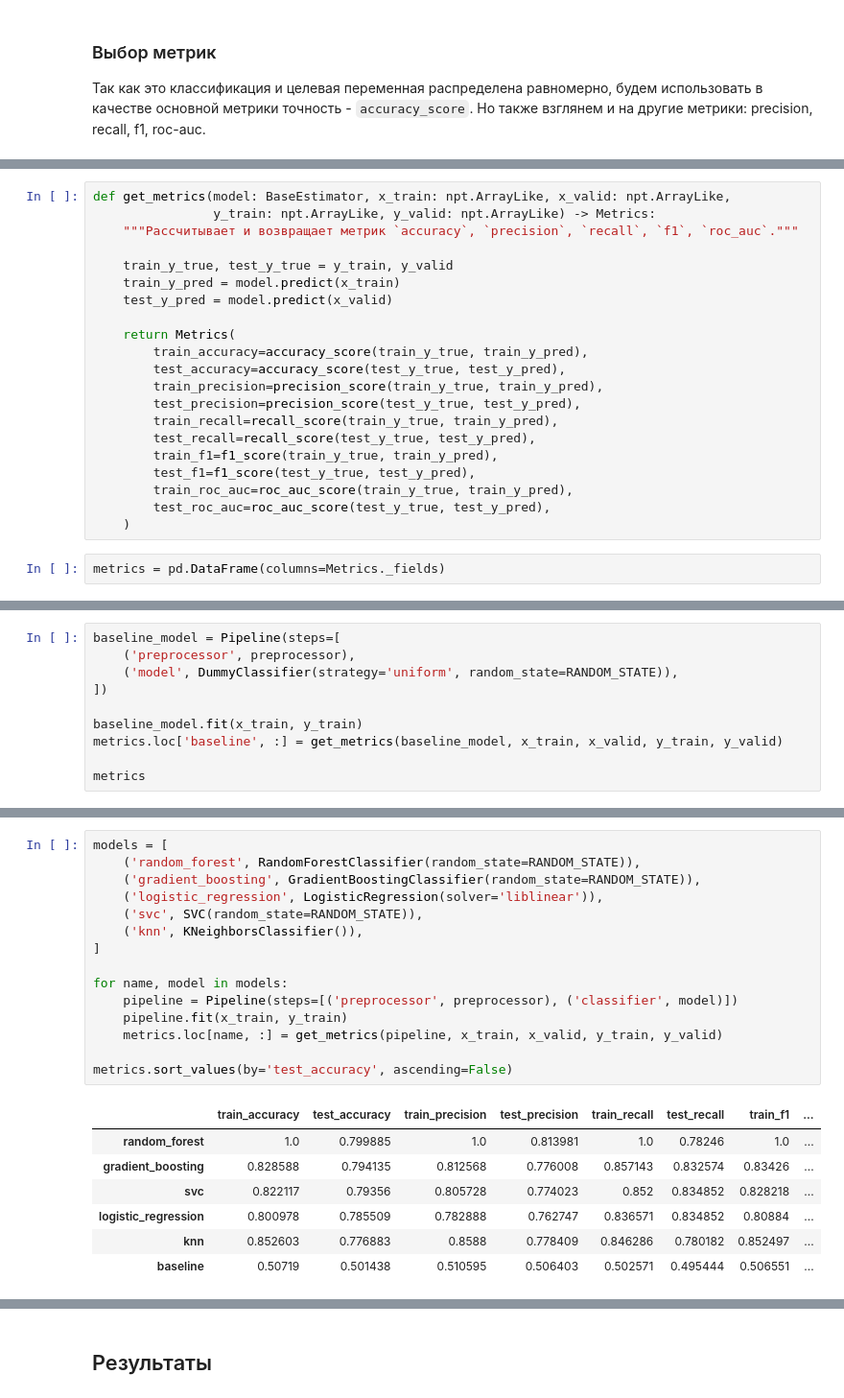
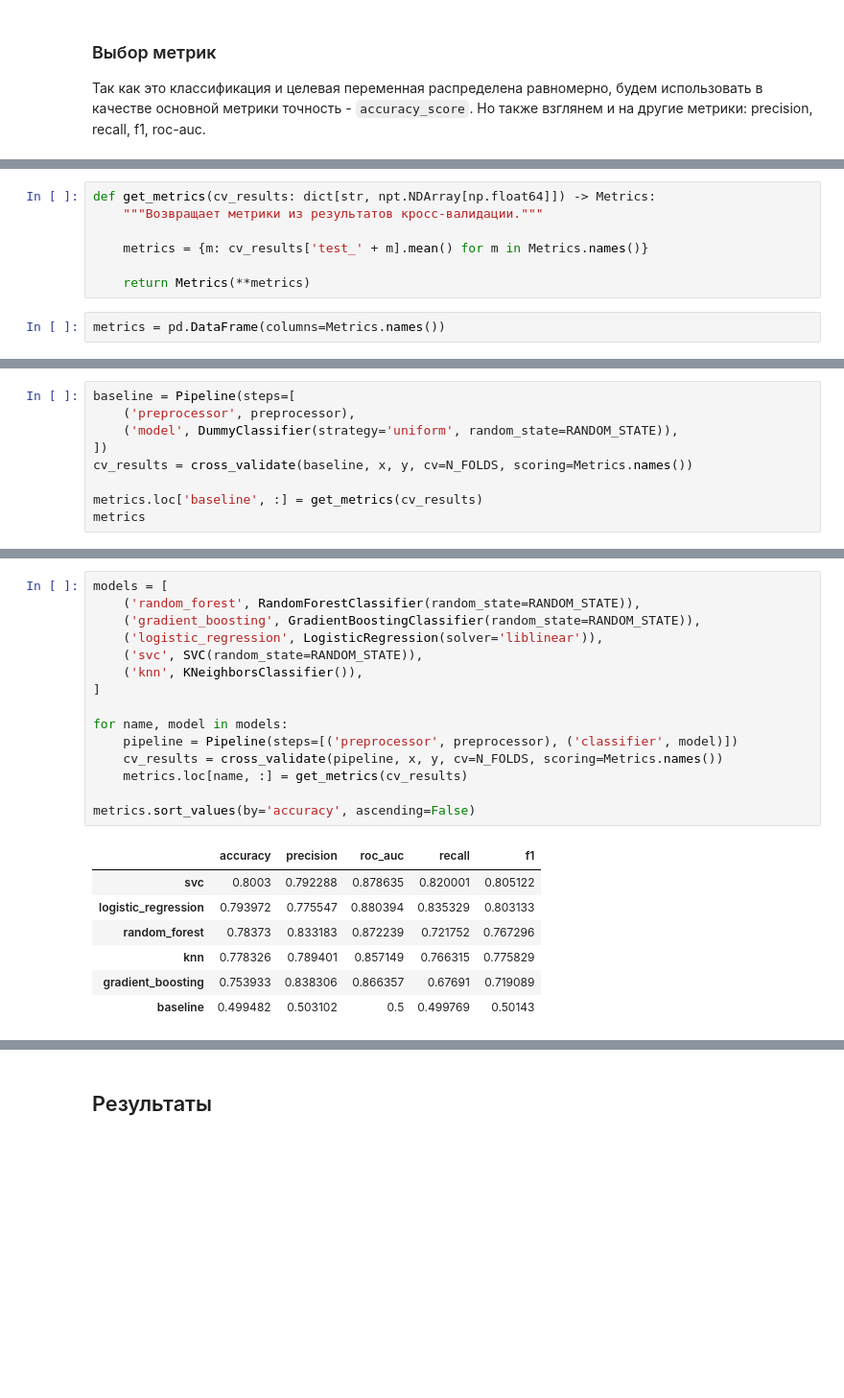
Before and after one commit to kolkingen/spaceship-titanic, a Jupyter notebook: main.ipynb, the cells around one changed output, grey strips where cells are left out. Shown at 96% size. Drawn from its saved outputs; the diff is of its cells as text; blank space fills up the shorter version.

```diff
--- a/main.ipynb
+++ b/main.ipynb
@@ -533,26 +493,12 @@ class Metrics(NamedTuple):
-# %%
-def get_metrics(model: BaseEstimator, x_train: npt.ArrayLike, x_valid: npt.ArrayLike,
-                y_train: npt.ArrayLike, y_valid: npt.ArrayLike) -> Metrics:
-    """Рассчитывает и возвращает метрик `accuracy`, `precision`, `recall`, `f1`, `roc_auc`."""
-
-    train_y_true, test_y_true = y_train, y_valid
-    train_y_pred = model.predict(x_train)
-    test_y_pred = model.predict(x_valid)
-
-    return Metrics(
-        train_accuracy=accuracy_score(train_y_true, train_y_pred),
-        test_accuracy=accuracy_score(test_y_true, test_y_pred),
-        train_precision=precision_score(train_y_true, train_y_pred),
-        test_precision=precision_score(test_y_true, test_y_pred),
-        train_recall=recall_score(train_y_true, train_y_pred),
-        test_recall=recall_score(test_y_true, test_y_pred),
-        train_f1=f1_score(train_y_true, train_y_pred),
-        test_f1=f1_score(test_y_true, test_y_pred),
-        train_roc_auc=roc_auc_score(train_y_true, train_y_pred),
-        test_roc_auc=roc_auc_score(test_y_true, test_y_pred),
-    )
+# %%
+def get_metrics(cv_results: dict[str, npt.NDArray[np.float64]]) -> Metrics:
+    """Возвращает метрики из результатов кросс-валидации."""
+
+    metrics = {m: cv_results['test_' + m].mean() for m in Metrics.names()}
+
+    return Metrics(**metrics)
 # %%
-metrics = pd.DataFrame(columns=Metrics._fields)
+metrics = pd.DataFrame(columns=Metrics.names())
 # %% [markdown]
 ### Baseline
 
@@ -560,11 +506,10 @@ metrics = pd.DataFrame(columns=Metrics._fields)
 # %%
-baseline_model = Pipeline(steps=[
+baseline = Pipeline(steps=[
     ('preprocessor', preprocessor),
     ('model', DummyClassifier(strategy='uniform', random_state=RANDOM_STATE)),
 ])
+cv_results = cross_validate(baseline, x, y, cv=N_FOLDS, scoring=Metrics.names())
 
-baseline_model.fit(x_train, y_train)
-metrics.loc['baseline', :] = get_metrics(baseline_model, x_train, x_valid, y_train, y_valid)
-
+metrics.loc['baseline', :] = get_metrics(cv_results)
 metrics
 # %% [output]
@@ -577,26 +527,26 @@ metrics
 # %%
 models = [
     ('random_forest', RandomForestClassifier(random_state=RANDOM_STATE)),
     ('gradient_boosting', GradientBoostingClassifier(random_state=RANDOM_STATE)),
     ('logistic_regression', LogisticRegression(solver='liblinear')),
     ('svc', SVC(random_state=RANDOM_STATE)),
     ('knn', KNeighborsClassifier()),
 ]
 
 for name, model in models:
     pipeline = Pipeline(steps=[('preprocessor', preprocessor), ('classifier', model)])
-    pipeline.fit(x_train, y_train)
-    metrics.loc[name, :] = get_metrics(pipeline, x_train, x_valid, y_train, y_valid)
+    cv_results = cross_validate(pipeline, x, y, cv=N_FOLDS, scoring=Metrics.names())
+    metrics.loc[name, :] = get_metrics(cv_results)
 
-metrics.sort_values(by='test_accuracy', ascending=False)
+metrics.sort_values(by='accuracy', ascending=False)
 # %% [output]
-|  | train_accuracy | test_accuracy | train_precision | test_precision | train_recall | test_recall | train_f1 | ... |
-| random_forest | 1.0 | 0.799885 | 1.0 | 0.813981 | 1.0 | 0.78246 | 1.0 | ... |
-| gradient_boosting | 0.828588 | 0.794135 | 0.812568 | 0.776008 | 0.857143 | 0.832574 | 0.83426 | ... |
-| svc | 0.822117 | 0.79356 | 0.805728 | 0.774023 | 0.852 | 0.834852 | 0.828218 | ... |
-| logistic_regression | 0.800978 | 0.785509 | 0.782888 | 0.762747 | 0.836571 | 0.834852 | 0.80884 | ... |
-| knn | 0.852603 | 0.776883 | 0.8588 | 0.778409 | 0.846286 | 0.780182 | 0.852497 | ... |
-| baseline | 0.50719 | 0.501438 | 0.510595 | 0.506403 | 0.502571 | 0.495444 | 0.506551 | ... |
+|  | accuracy | precision | roc_auc | recall | f1 |
+| svc | 0.8003 | 0.792288 | 0.878635 | 0.820001 | 0.805122 |
+| logistic_regression | 0.793972 | 0.775547 | 0.880394 | 0.835329 | 0.803133 |
+| random_forest | 0.78373 | 0.833183 | 0.872239 | 0.721752 | 0.767296 |
+| knn | 0.778326 | 0.789401 | 0.857149 | 0.766315 | 0.775829 |
+| gradient_boosting | 0.753933 | 0.838306 | 0.866357 | 0.67691 | 0.719089 |
+| baseline | 0.499482 | 0.503102 | 0.5 | 0.499769 | 0.50143 |
 # %% [markdown]
 ### Оптимизация гиперпараметров лучшей модели
 
```
Also changed, not shown: parts of 20 cells of this notebook, 2 other files.
